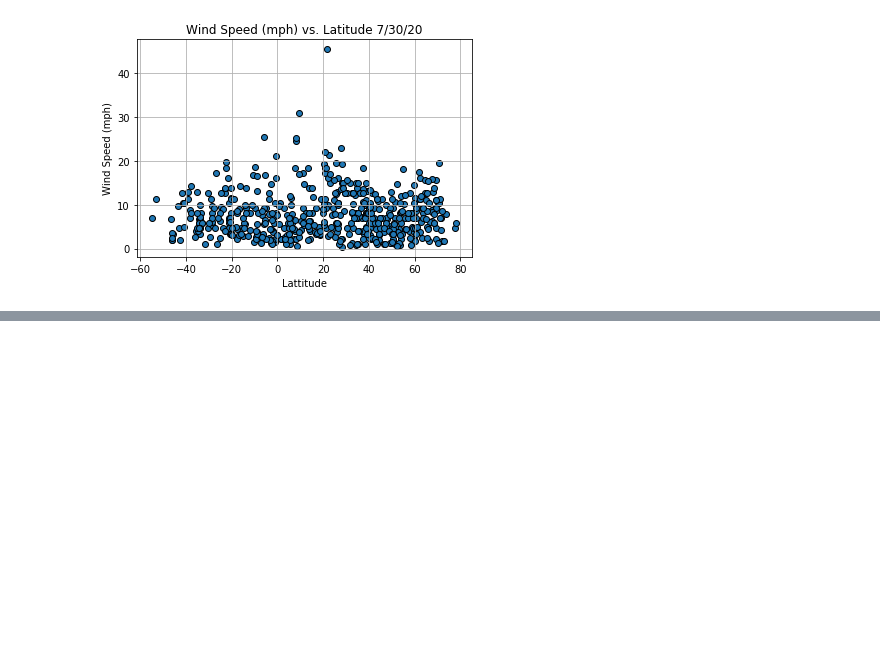
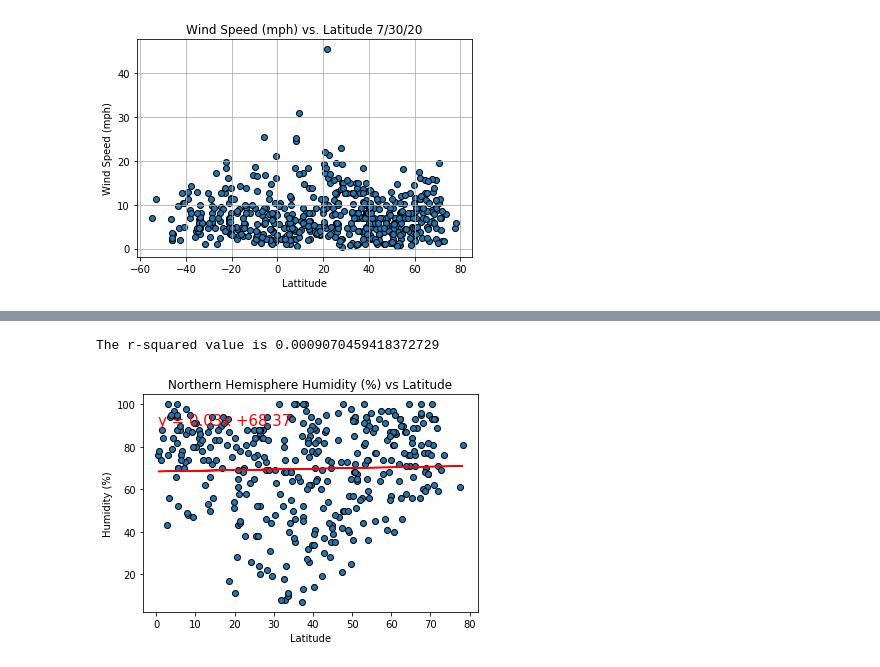
Before and after one commit to dborowski16/python-api-challenge, a Jupyter notebook: WeatherPy/WeatherPyFinal.ipynb, the cells around one changed output, grey strips where cells are left out. Saved outputs shown, nothing was run; the diff lists cells and outputs as text; code cells hidden in the pictures; blank space fills up the shorter version.

```diff
--- a/WeatherPy/WeatherPyFinal.ipynb
+++ b/WeatherPy/WeatherPyFinal.ipynb
@@ -215,0 +264,10 @@ plt.show()
+# %%
+linear_regress_plot(city_no['Lat'],city_no['Humidity'])
+plt.title('Northern Hemisphere Humidity (%) vs Latitude')
+plt.ylabel('Humidity (%)')
+plt.xlabel('Latitude')
+plt.savefig('output_data/hum_lat_no.png')
+plt.show()
+# %% [output]
+The r-squared value is 0.0009070459418372729
+[figure, added]
```
Also changed, not shown: parts of 10 cells of this notebook, 8 other files.
